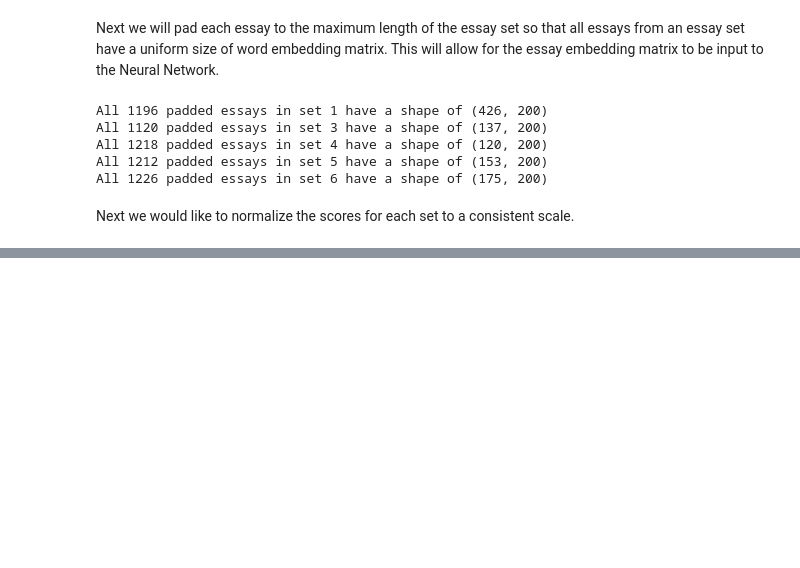
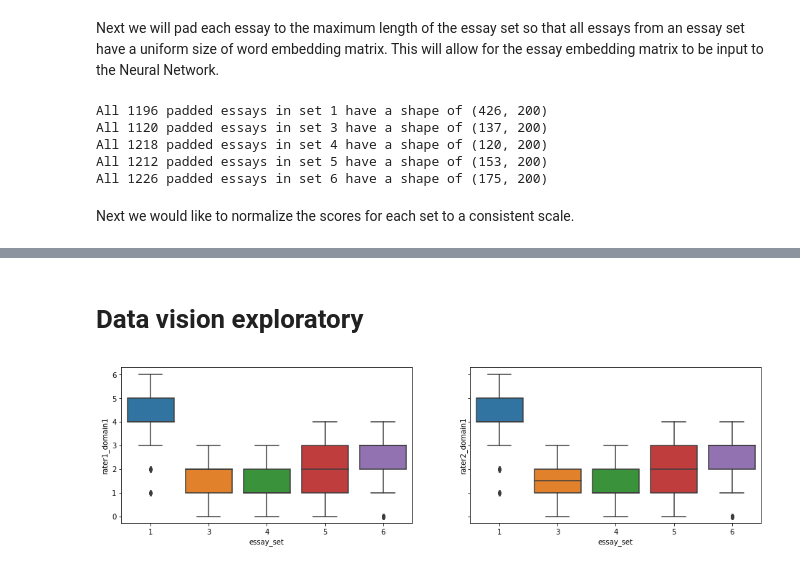
Before and after one commit to ac4391/EssayGrader, a Jupyter notebook: preprocess.ipynb, the cells around one changed output, grey strips where cells are left out. Cells and saved outputs as stored; diff of their text form; code cells hidden in the pictures; blank space fills up the shorter version.

Commit message:
data_vis

```diff
--- a/preprocess.ipynb
+++ b/preprocess.ipynb
@@ -137,3 +138,5 @@ train_df.head()
 # %%
 # Store the preprocessed data frame for later use
 train_df.to_pickle('./data/train_df.pkl')
+# %% [markdown]
+# Data vision exploratory
@@ -139,0 +148,7 @@ train_df.to_pickle('./data/train_df.pkl')
+# %%
+#Distibution of the scores for rater1 and rater2 in the train set
+fig,ax = plt.subplots(1,2,figsize=(16,4),sharey=True)
+_ = sns.boxplot(x='essay_set',y='rater1_domain1',data=train_df,ax=ax[0])
+_ = sns.boxplot(x='essay_set',y='rater2_domain1',data=train_df,ax=ax[1])
+# %% [output]
+[figure, added]
```
Also changed, not shown: parts of 6 cells of this notebook.
